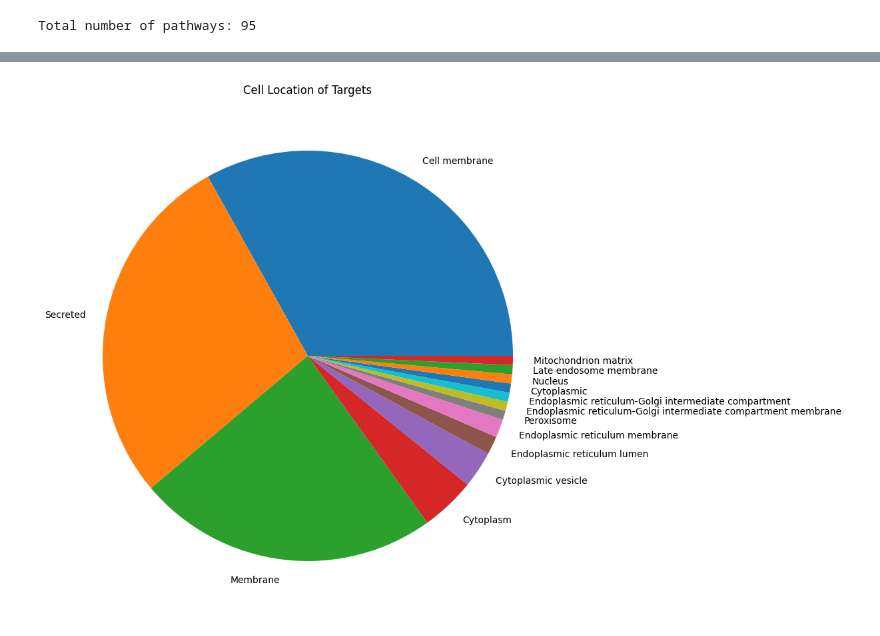
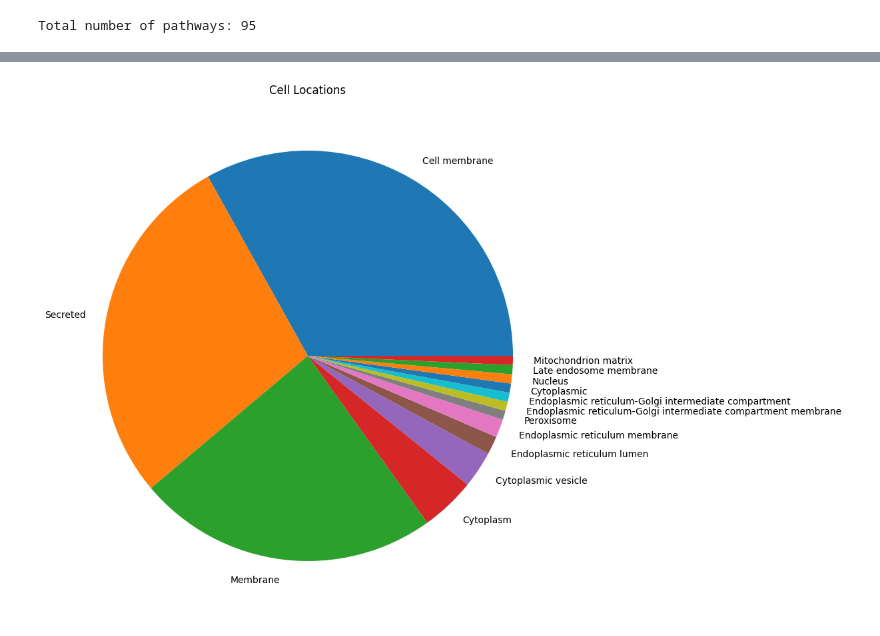
Before and after one commit to MaciejWisniewskiK/PythonProject, a Jupyter notebook: main.ipynb, the cells around one changed output, grey strips where cells are left out. Cells and saved outputs as stored; diff of their text form; code cells hidden in the pictures.

```diff
--- a/main.ipynb
+++ b/main.ipynb
@@ -292,11 +292,11 @@ display(df.sample(10))
 # %%
 #8) Utworzyć wykres kołowy prezentujący procentowe występowanie targetów w różnych
 #częściach komórki. (4 pkt)
 
 cell_location_counts = df["Cell Location"].value_counts()
 plt.figure(figsize=(10, 10))
 plt.pie(cell_location_counts, labels=cell_location_counts.index)
-plt.title("Cell Location of Targets")
+plt.title("Cell Locations")
 plt.show()
 # %% [output]
-[figure, old version]
+[figure, new version]
```
Also changed, not shown: parts of 6 cells of this notebook.
